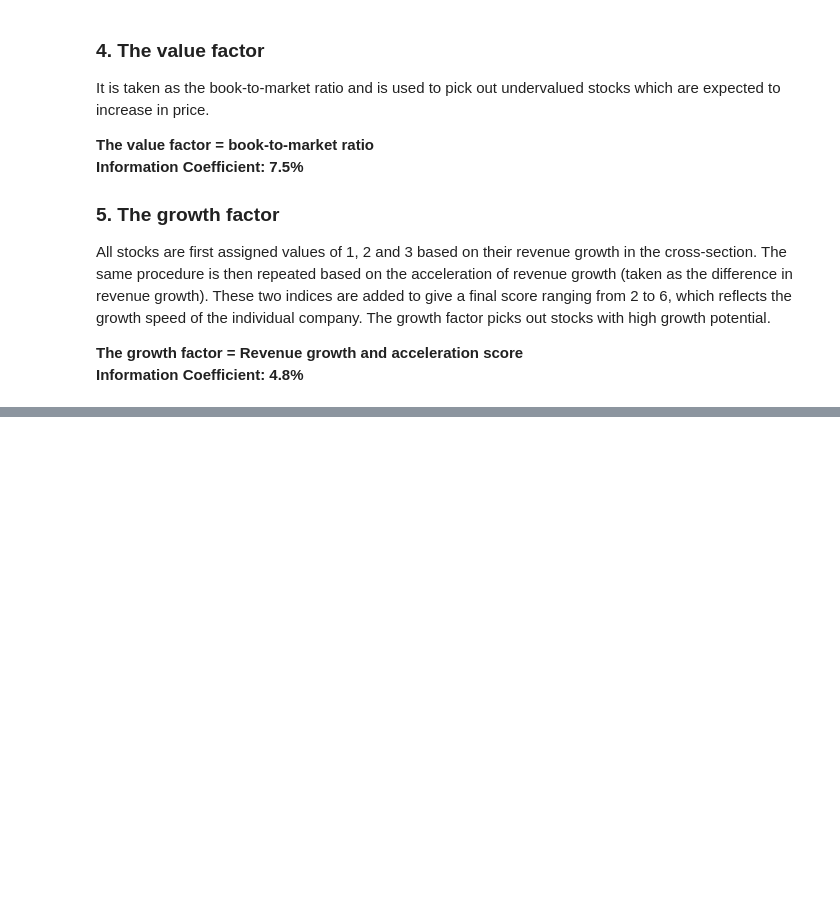
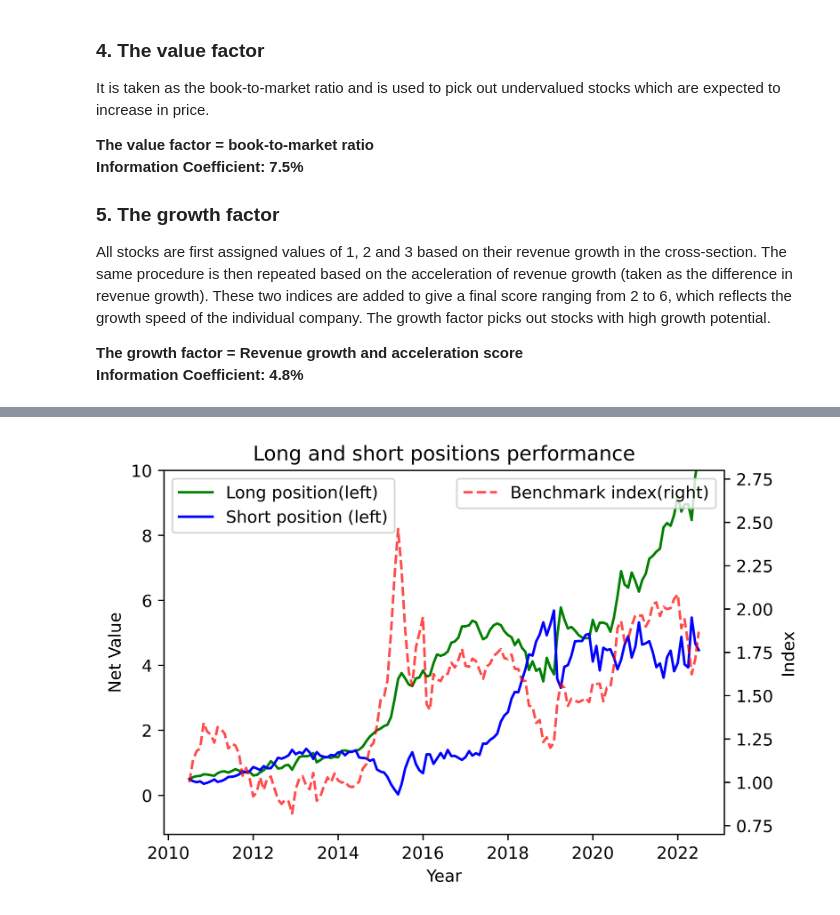
Before and after one commit to Kaisun327/Strategy, a Jupyter notebook: Strategy code.ipynb, the cells around one changed output, grey strips where cells are left out. Saved outputs shown, nothing was run; the diff lists cells and outputs as text; code cells hidden in the pictures; blank space fills up the shorter version.

```diff
--- a/Strategy code.ipynb
+++ b/Strategy code.ipynb
@@ -135,0 +391,25 @@ Index(['000001.SZ', '000002.SZ', '000004.SZ', '000006.SZ', '000008.SZ',
+# %%
+# Long and short positions for each month based on factor value
+long, short = positions(quantile_info)
+
+# Backtesting the strategy
+# ratio = 0.5 ensures market neutrality: same amount of money assigned to long and short positions
+netval, longprofit, shortprofit = net_value(top_pos=long, bot_pos=short, ratio=0.5, openp=price)
+# %%
+# Comparing performances of the long and short positions
+fig, ax1 = plt.subplots(dpi=800)
+ax1.plot(longprofit,label='Long position(left)',c='green')
+ax1.plot(shortprofit,label='Short position (left)',c='blue')
+ax1.set_xlabel('Year')
+ax1.set_ylabel('Net Value')
+ax2 = ax1.twinx()
+ax2.plot(zhongzheng,label='Benchmark index(right)',c='red',alpha=0.7,linestyle='--')
+ax2.set_ylabel('Index')
+ax2.set_ylim(0.7,2.8)
+ax1.set_ylim(-1.2,10)
+ax1.legend()
+ax2.legend()
+plt.title('Long and short positions performance')
+plt.show()
+# %% [output]
+[figure, added]
```
Also changed, not shown: parts of 14 cells of this notebook, 8 other files.
